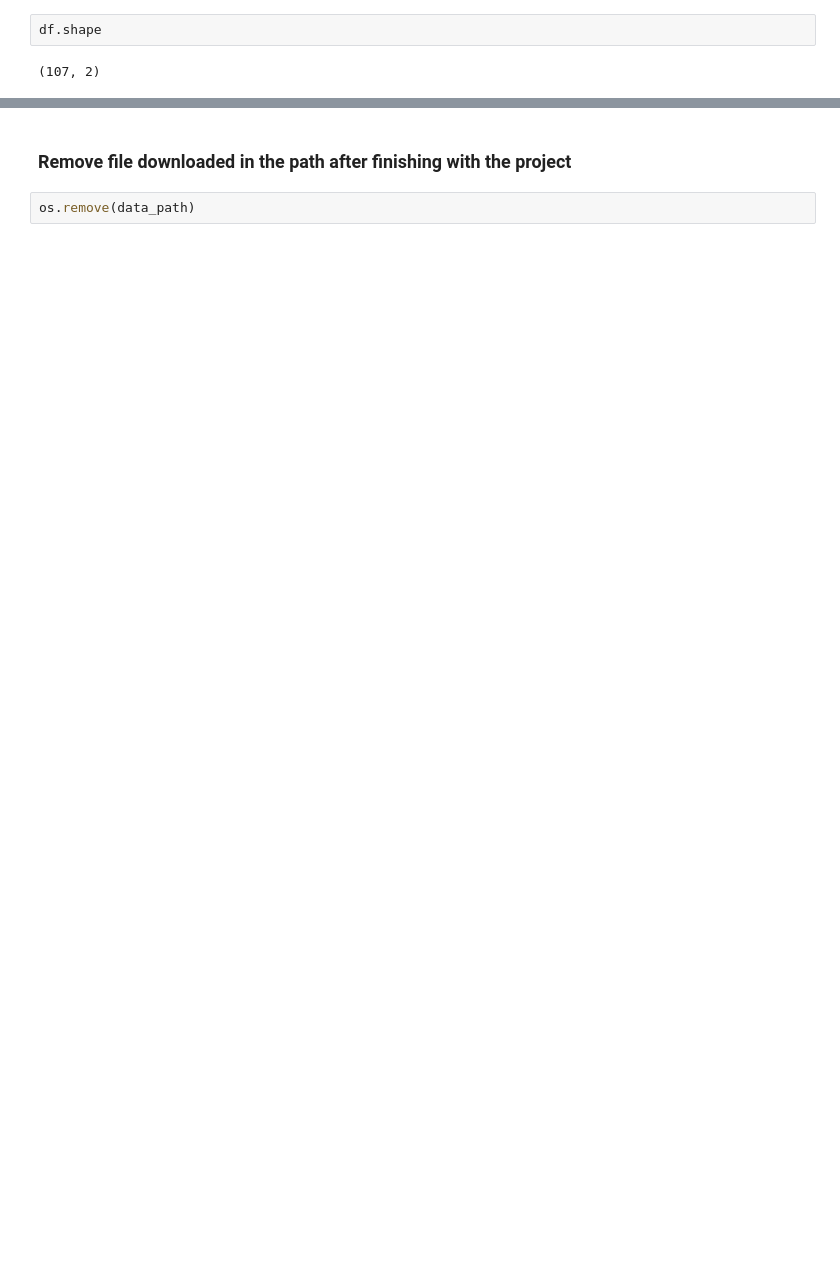
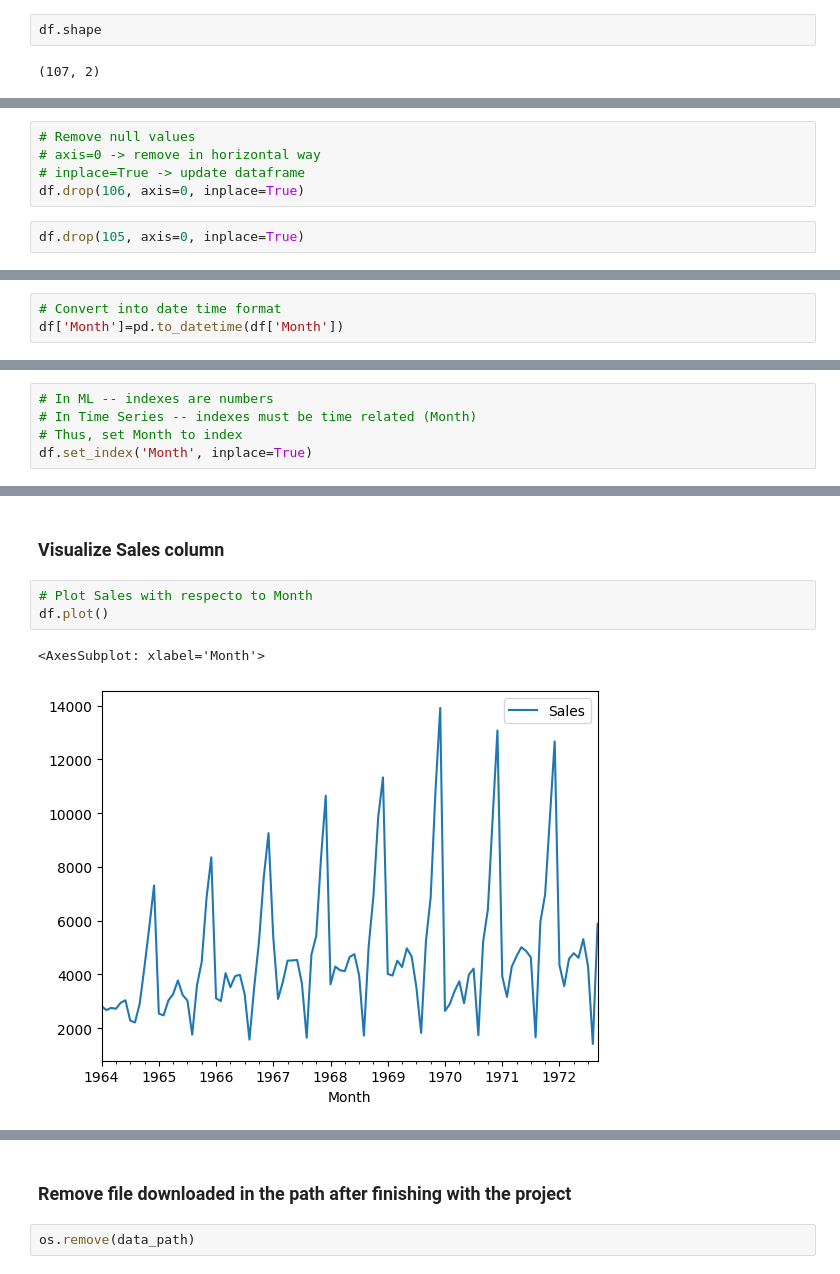
Before and after one commit to NathaliaBarreiros/Data-Science-Practice-Projects, a Jupyter notebook: Sales of Product Prediction - Time Series /Time_series_product_sales_prediction.ipynb, the cells around one changed output, grey strips where cells are left out. Cells and saved outputs as stored; diff of their text form; blank space fills up the shorter version.

```diff
--- a/Sales of Product Prediction - Time Series /Time_series_product_sales_prediction.ipynb
+++ b/Sales of Product Prediction - Time Series /Time_series_product_sales_prediction.ipynb
@@ -54,0 +75,7 @@ dtype: int64
+# %%
+# Remove null values
+# axis=0 -> remove in horizontal way
+# inplace=True -> update dataframe
+df.drop(106, axis=0, inplace=True)
+# %%
+df.drop(105, axis=0, inplace=True)
@@ -54,0 +92,3 @@ dtype: int64
+# %%
+# Convert into date time format
+df['Month']=pd.to_datetime(df['Month'])
@@ -54,0 +110,5 @@ dtype: int64
+# %%
+# In ML -- indexes are numbers
+# In Time Series -- indexes must be time related (Month)
+# Thus, set Month to index
+df.set_index('Month', inplace=True)
@@ -54,0 +140,8 @@ dtype: int64
+# %% [markdown]
+### Visualize Sales column
+# %%
+# Plot Sales with respecto to Month
+df.plot()
+# %% [output]
+<AxesSubplot: xlabel='Month'>
+[figure, added]
```
Also changed, not shown: parts of 34 cells of this notebook.
